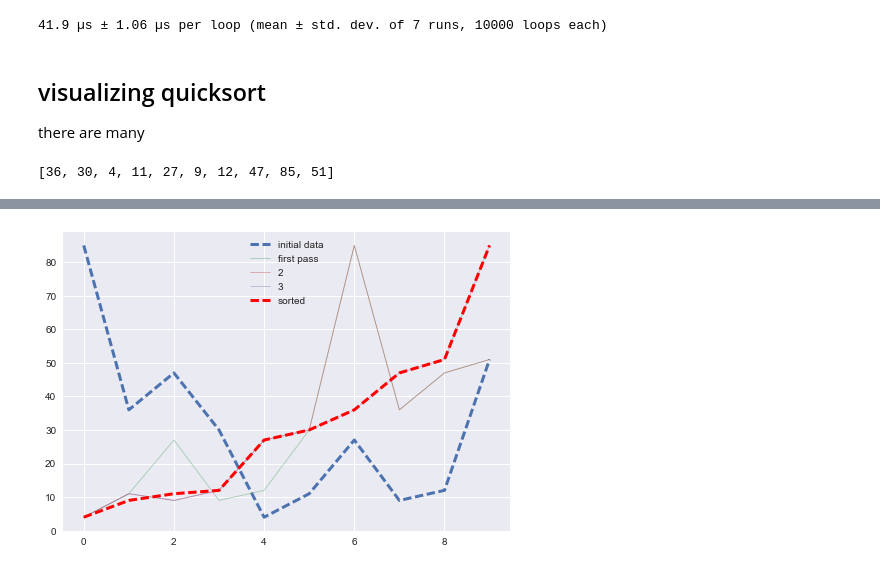
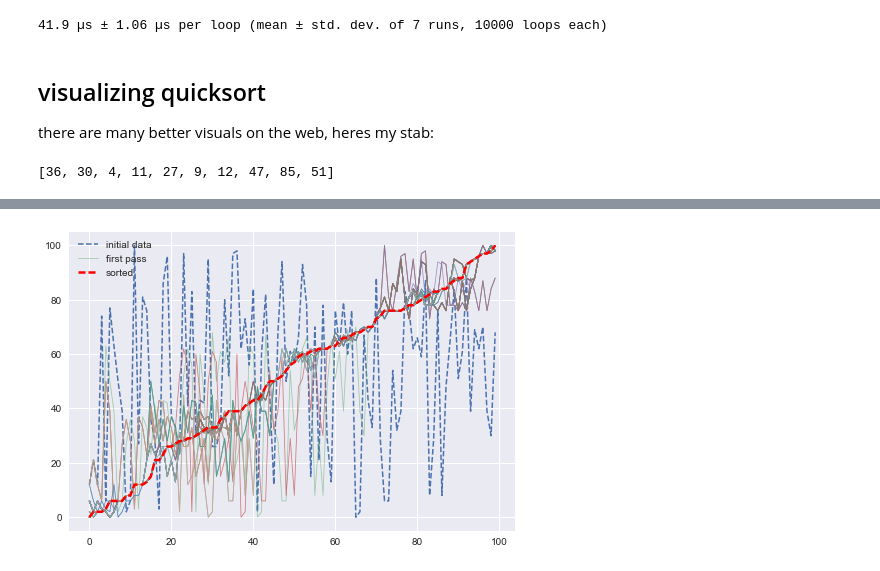
Before and after one commit to khalido/algorithims, a Jupyter notebook: quicksort.ipynb, the cells around one changed output, grey strips where cells are left out. Cells and saved outputs as stored; diff of their text form; code cells hidden in the pictures.

```diff
--- a/quicksort.ipynb
+++ b/quicksort.ipynb
@@ -66,7 +66,7 @@ assert quicksort(random_data) == quicksort2(random_data) == sorted(random_data)
 # %% [markdown]
 ## visualizing quicksort
 
-there are many
+there are many better visuals on the web, heres my stab:
 # %%
 %matplotlib inline
 import matplotlib.pyplot as plt
@@ -95,11 +96,15 @@ def compare_lists(a, b):
             return False
     return True
 
+random_data = [random.randint(0,100) for i in range(100)]
 sorted_data = quicksort2(random_data)
-plt.plot(random_data, label="initial data", lw=3, ls="dashed")
+plt.plot(random_data, label="initial data", lw=1.5, ls="dashed")
+
+qs_steps = []
 
 # first quicksort step
 d = quicksort_onestep(random_data)
+qs_steps.append(d)
 plt.plot(d, alpha=0.5, lw=0.8, label="first pass")
 
 #rest of quicksort steps
@@ -107,10 +112,13 @@ q_pass = 1
 while not (compare_lists(sorted_data, d)):
     q_pass += 1
     d = quicksort_onestep(d)
+    qs_steps.append(d)
     if compare_lists(d, sorted_data):
-        plt.plot(sorted_data, c="r", ls="dashed", lw=3, label="sorted")
+        plt.plot(sorted_data, c="r", ls="dashed", lw=2.5, label="sorted")
     else:
-        plt.plot(d, alpha=0.5, lw=0.8, label=q_pass)
+        plt.plot(d, alpha=0.7, lw=0.8)
 
-plt.legend()
+print(f"it took {len(qs_steps)-1} steps to sort {len(random_data)} items")
+# make plot bigger
+plt.legend();
 # %% [output]
@@ -118 +126 @@ plt.legend()
-[figure, old version]
+[figure, new version]
```
Also changed, not shown: parts of 7 cells of this notebook.
